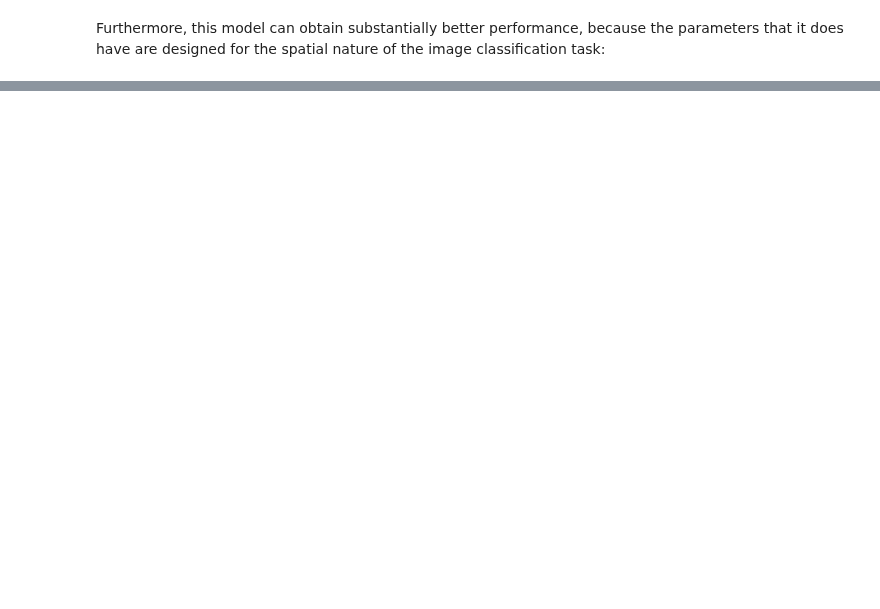
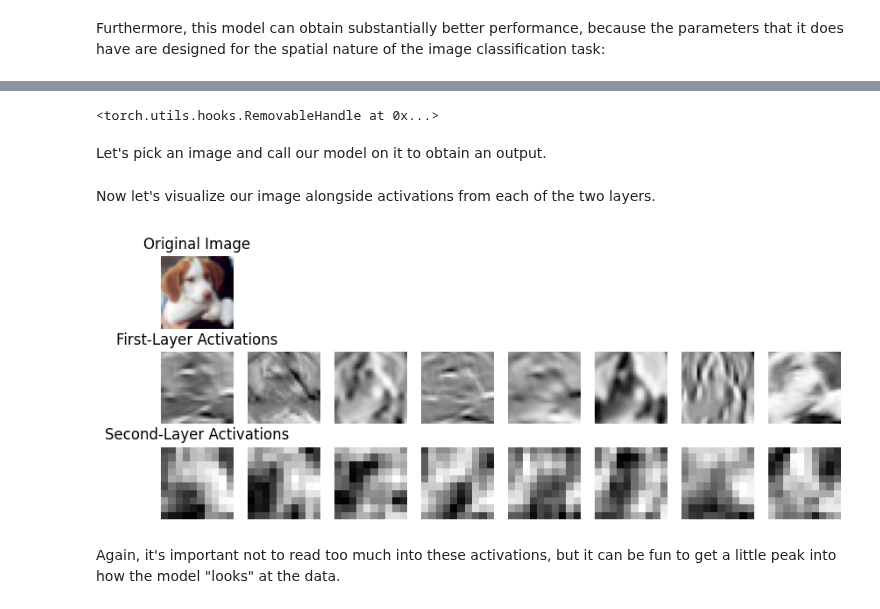
Before and after one commit to middlebury-csci-0451/CSCI-0451-s24, a Jupyter notebook: lecture-notes/convnets.ipynb, the cells around one changed output, grey strips where cells are left out. Cells and saved outputs as stored; diff of their text form; code cells hidden in the pictures; blank space fills up the shorter version.

```diff
--- a/lecture-notes/convnets.ipynb
+++ b/lecture-notes/convnets.ipynb
@@ -419,0 +523,49 @@ Accuracy of the network on the 10000 test images: 61 %
+# %%
+activation = {}
+def get_activation(name):
+    def hook(model, input, output):
+        activation[name] = output.detach()
+    return hook
+# %%
+model.conv1.register_forward_hook(get_activation('conv'))
+model.conv2.register_forward_hook(get_activation('conv2'))
+# %% [output]
+<torch.utils.hooks.RemovableHandle at 0x...>
+# %% [markdown]
+Let's pick an image and call our model on it to obtain an output.
+# %%
+X, y = next(tl)
+X, y = X.to(device), y.to(device)
+
+X = X[:1, :, :, :]
+output = model(X)
+# %% [markdown]
+Now let's visualize our image alongside activations from each of the two layers.
+# %%
+fig, axarr = plt.subplots(3, 8, figsize = (10, 4))
+
+axarr[0, 0].imshow((np.moveaxis(X[0].to("cpu").numpy(), 0, 2) + 1) / 2)
+axarr[0, 0].set_title("Original Image")
+
+for ax in axarr.ravel():
+    ax.axis("off")
+
+for i in range(2):
+    for j in range(8):
+
+        if i == 0:
+            show = "conv"
+            title = "First-Layer Activations"
+        else:
+            show = "conv2"
+            title = "Second-Layer Activations"
+
+        im_num = i*4 + j
+
+        axarr[i+1, j].imshow(activation[show].to("cpu").numpy()[0,im_num], cmap = "Greys")
+        if j == 0:
+            axarr[i+1, j].set_title(title)
+# %% [output]
+[figure, added]
+# %% [markdown]
+Again, it's important not to read too much into these activations, but it can be fun to get a little peak into how the model "looks" at the data.
```
Also changed, not shown: parts of 25 cells of this notebook.
